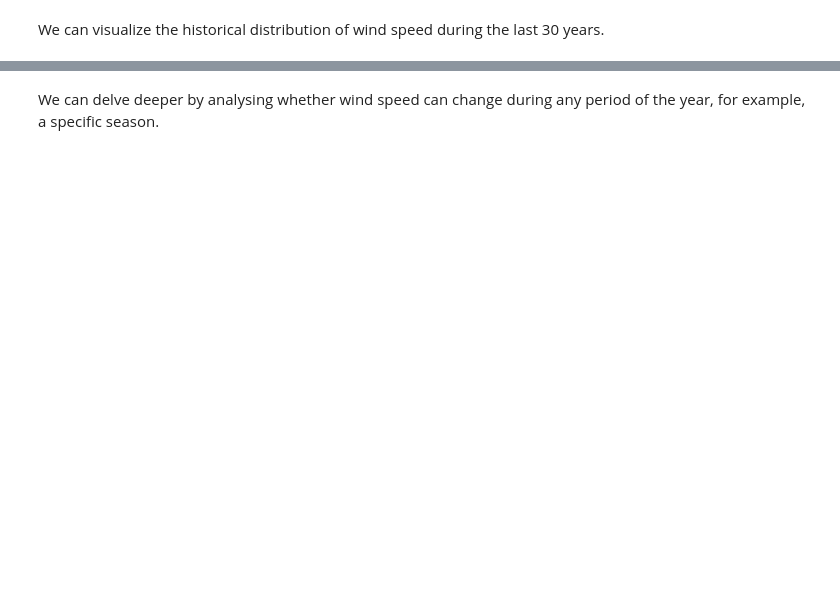
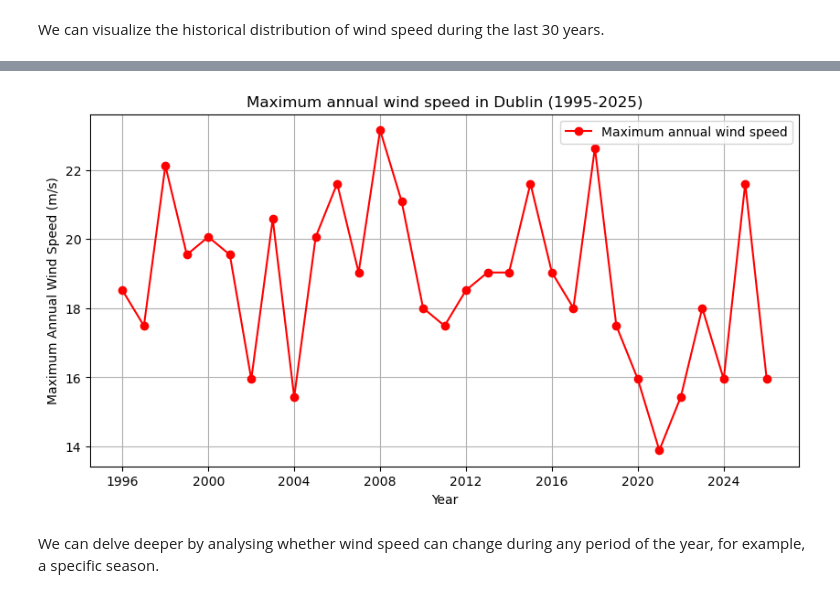
Before and after one commit to tanyasanjuan/pfda-project, a Jupyter notebook: wind.ipynb, the cells around one changed output, grey strips where cells are left out. Drawn from its saved outputs; the diff is of its cells as text; code cells hidden in the pictures; blank space fills up the shorter version.

Commit message:
Plot for maximum annual wind speed analysis 1995 - 2025.

```diff
--- a/wind.ipynb
+++ b/wind.ipynb
@@ -358,3 +364,21 @@ plt.show()
+# %%
+# Plot the maximum anual speed
+
+# Group by year and calculate maximum annual wind speed
+'''using YE instead of 'Y', as it will be deprecated in future versions'''
+df_yearly_max = df.resample('YE')['mean wind speed'].max()
+
+# Plot the maximum annual wind speed
+plt.figure(figsize=(10,5))
+plt.plot(df_yearly_max.index, df_yearly_max.values, marker='o', color='red', label='Maximum annual wind speed')
+plt.xlabel("Year")
+plt.ylabel("Maximum Annual Wind Speed (m/s)")
+plt.title("Maximum annual wind speed in Dublin (1995-2025)")
+plt.grid(True)
+plt.legend()
+plt.show()
+# %% [output]
+[figure, added]
 # %% [markdown]
 We can delve deeper by analysing whether wind speed can change during any period of the year, for example, a specific season.
 # %%
```
Also changed, not shown: parts of 4 cells of this notebook.
